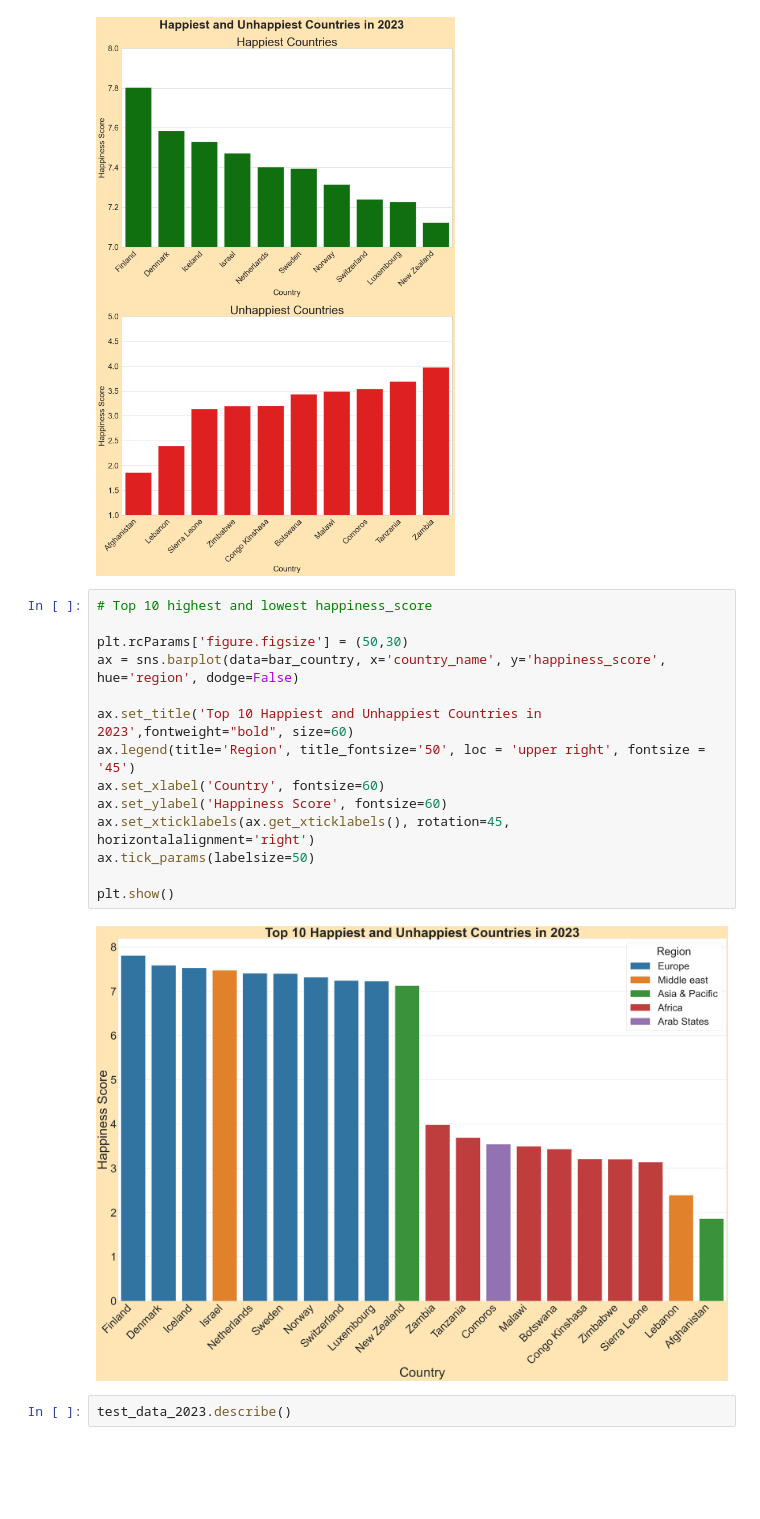
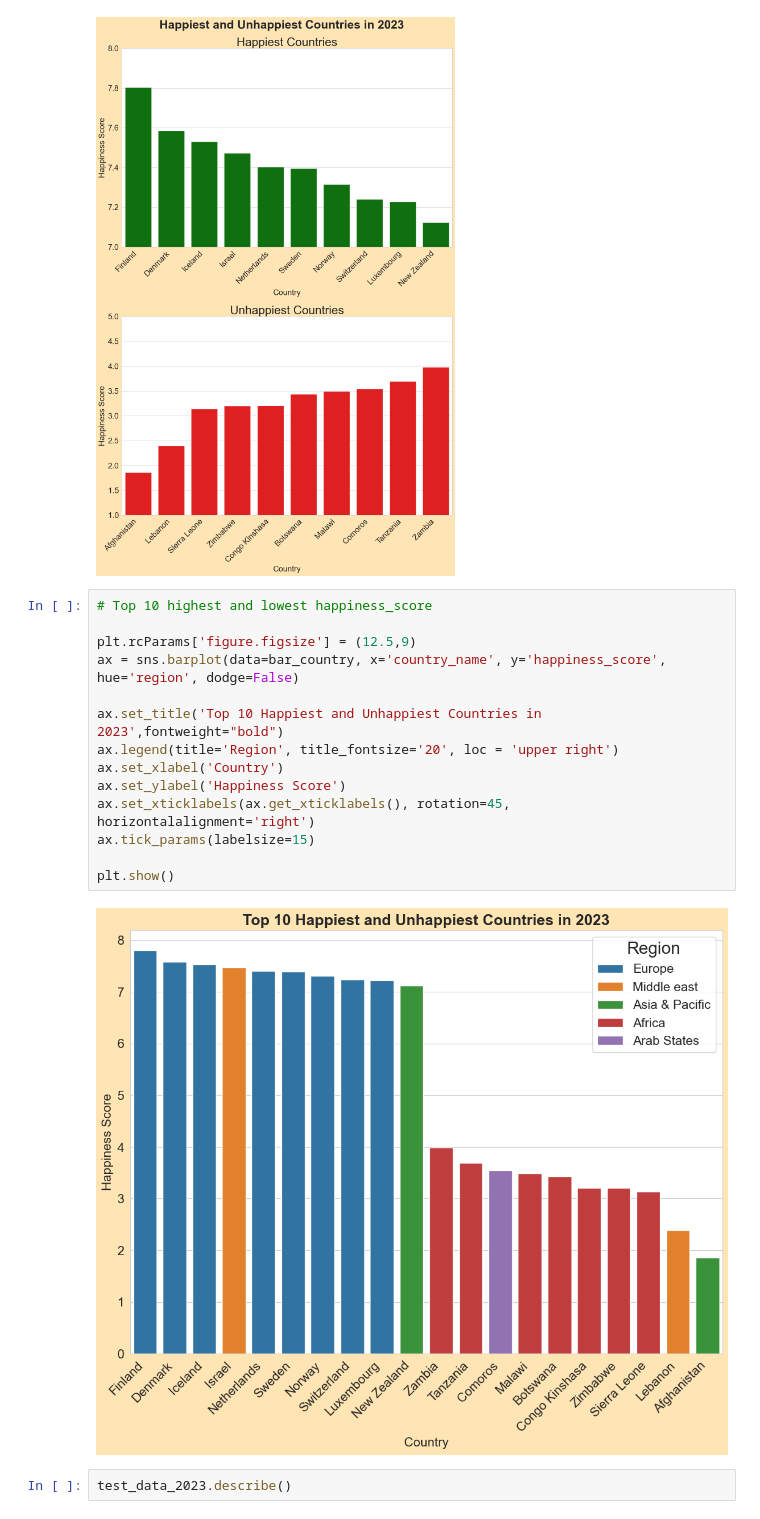
Before and after one commit to occampos/Global_Happiness_Analysis, a Jupyter notebook: Analysis/Happiness_2023_Analysis.ipynb, the cells around one changed output. Cells and saved outputs as stored; diff of their text form; blank space fills up the shorter version.

```diff
--- a/Analysis/Happiness_2023_Analysis.ipynb
+++ b/Analysis/Happiness_2023_Analysis.ipynb
@@ -140,19 +140,19 @@ ax[1].tick_params(labelsize=20)
 # %%
 # Top 10 highest and lowest happiness_score
 
-plt.rcParams['figure.figsize'] = (50,30)
+plt.rcParams['figure.figsize'] = (12.5,9)
 ax = sns.barplot(data=bar_country, x='country_name', y='happiness_score', hue='region', dodge=False)
 
-ax.set_title('Top 10 Happiest and Unhappiest Countries in 2023',fontweight="bold", size=60)
-ax.legend(title='Region', title_fontsize='50', loc = 'upper right', fontsize = '45')
-ax.set_xlabel('Country', fontsize=60)
-ax.set_ylabel('Happiness Score', fontsize=60)
+ax.set_title('Top 10 Happiest and Unhappiest Countries in 2023',fontweight="bold")
+ax.legend(title='Region', title_fontsize='20', loc = 'upper right')
+ax.set_xlabel('Country')
+ax.set_ylabel('Happiness Score')
 ax.set_xticklabels(ax.get_xticklabels(), rotation=45, horizontalalignment='right')
-ax.tick_params(labelsize=50)
+ax.tick_params(labelsize=15)
 
 plt.show()
 # %% [output]
-[figure, old version]
+[figure, new version]
 # %%
 test_data_2023.describe()
 # %% [output]
```
Also changed, not shown: parts of 1 cell of this notebook.
